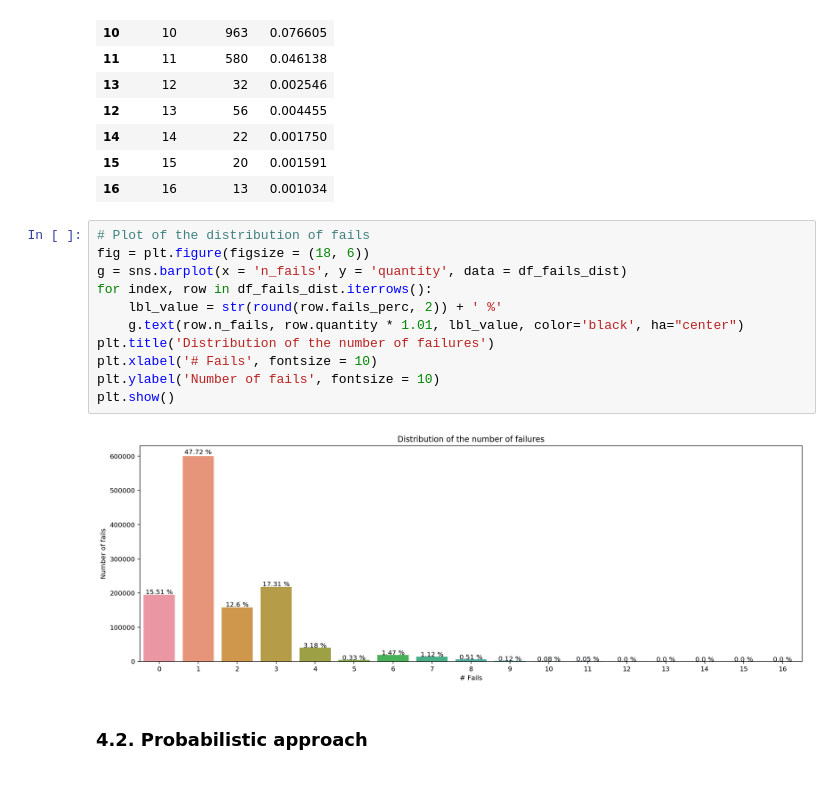
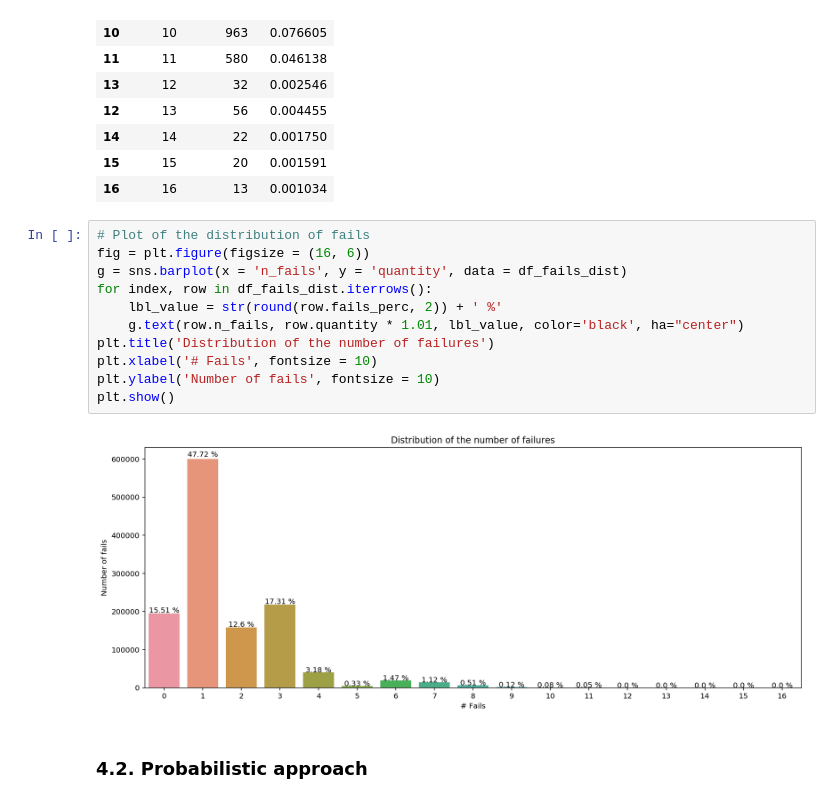
Before and after one commit to ansegura7/DataCompression, a Jupyter notebook: code/HuffmanCode.ipynb, the cells around one changed output. Cells and saved outputs as stored; diff of their text form.

```diff
--- a/code/HuffmanCode.ipynb
+++ b/code/HuffmanCode.ipynb
@@ -500,17 +501,17 @@ df_fails_dist
 | 16 | 16 | 13 | 0.001034 |
 # %%
 # Plot of the distribution of fails
-fig = plt.figure(figsize = (18, 6))
+fig = plt.figure(figsize = (16, 6))
 g = sns.barplot(x = 'n_fails', y = 'quantity', data = df_fails_dist)
 for index, row in df_fails_dist.iterrows():
     lbl_value = str(round(row.fails_perc, 2)) + ' %'
     g.text(row.n_fails, row.quantity * 1.01, lbl_value, color='black', ha="center")
 plt.title('Distribution of the number of failures')
 plt.xlabel('# Fails', fontsize = 10)
 plt.ylabel('Number of fails', fontsize = 10)
 plt.show()
 # %% [output]
-[figure, old version]
+[figure, new version]
 # %% [markdown]
 ### 4.2. Probabilistic approach
 # %% [markdown]
```
Also changed, not shown: parts of 4 cells of this notebook, 1 other file.
